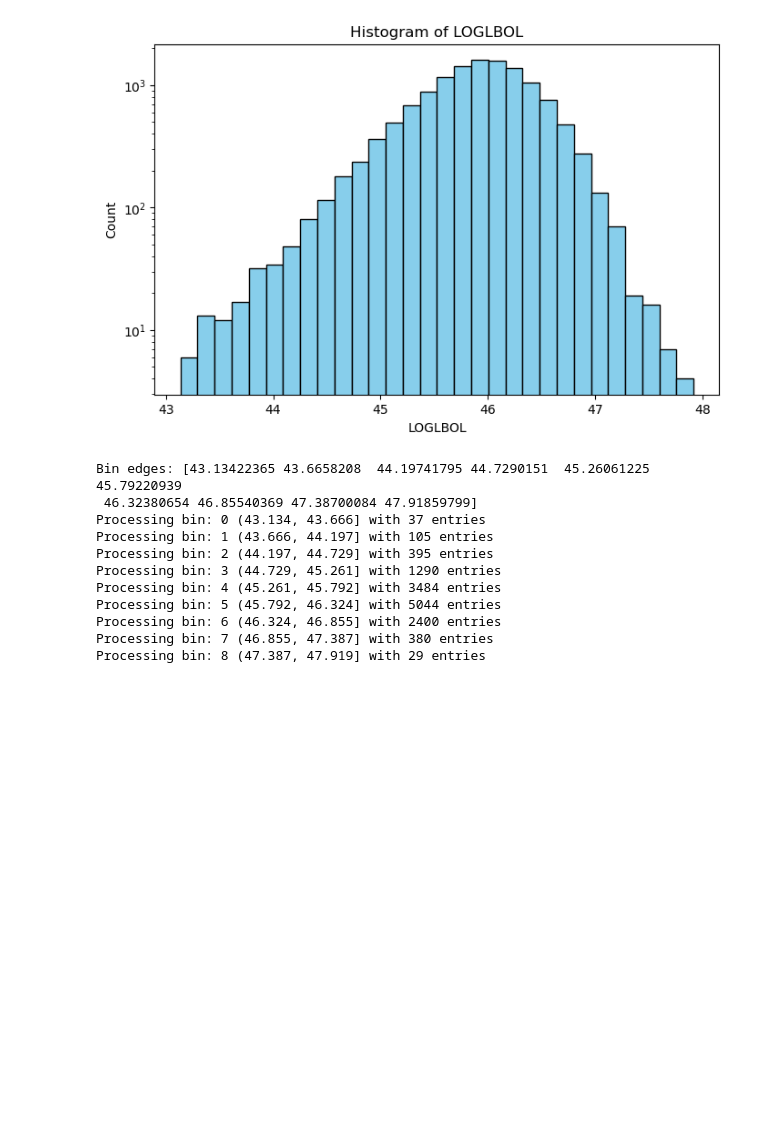
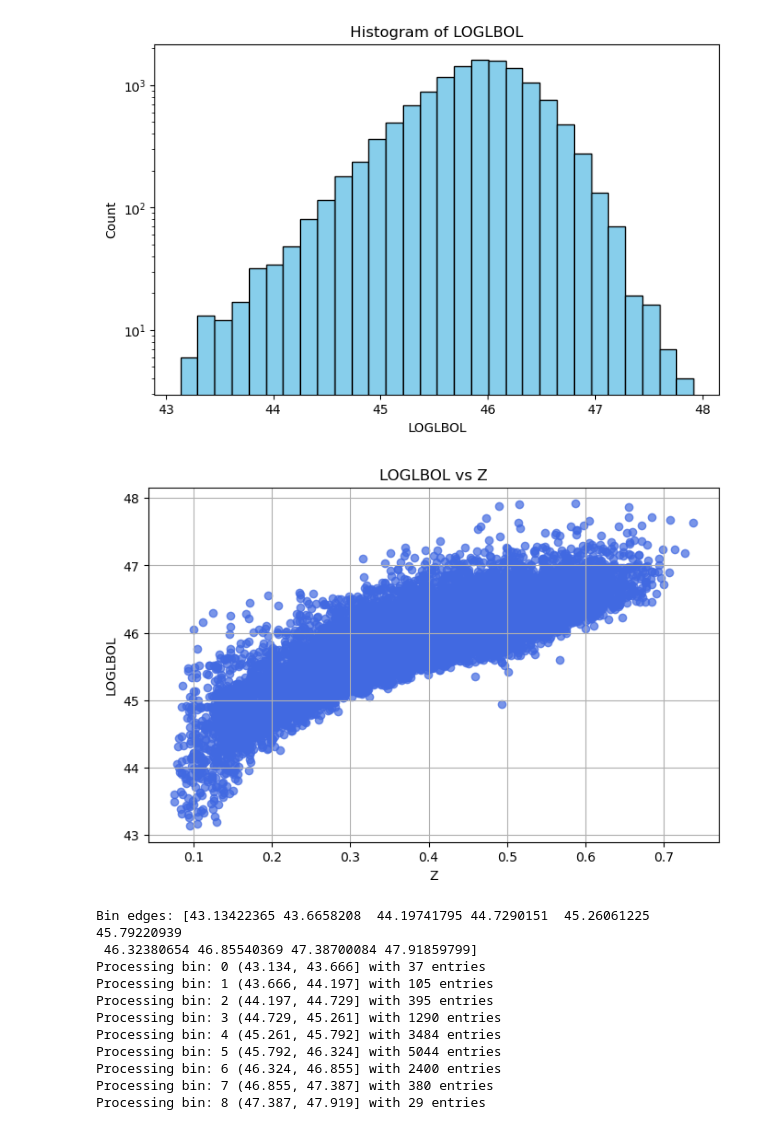
Before and after one commit to dutra/qvc, a Jupyter notebook: qvc/samples_in_luminosity_bins.ipynb, the cells around one changed output. Cells and saved outputs as stored; diff of their text form; code cells hidden in the pictures; blank space fills up the shorter version.

```diff
--- a/qvc/samples_in_luminosity_bins.ipynb
+++ b/qvc/samples_in_luminosity_bins.ipynb
@@ -80,4 +159,14 @@ plt.title('Histogram of LOGLBOL')
 plt.show()
 # %% [output]
 [figure]
+# %%
+plt.figure(figsize=(8, 5))
+plt.scatter(np.log10(1+df_merged_final['Z']), df_merged_final['LOGLBOL'], color='royalblue', alpha=0.7)
+plt.xlabel('Z')
+plt.ylabel('LOGLBOL')
+plt.title('LOGLBOL vs Z')
+plt.grid(True)
+plt.show()
+# %% [output]
+[figure, added]
 # %%
```
Also changed, not shown: parts of 10 cells of this notebook, 6 other files.
